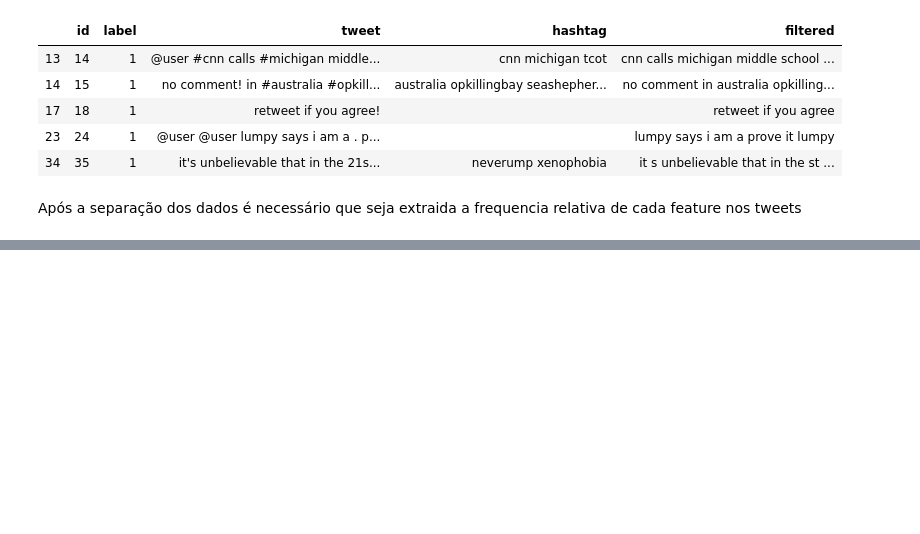
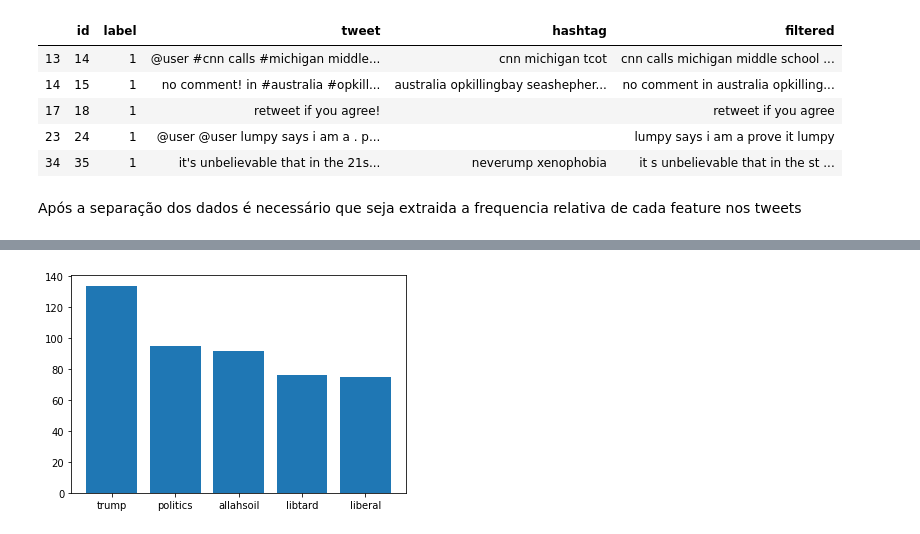
Before and after one commit to GabrielTiveron/HateSpeechClassifier, a Jupyter notebook: notebooks/HateSpeechClassifier.ipynb, the cells around one changed output, grey strips where cells are left out. Drawn from its saved outputs; the diff is of its cells as text; code cells hidden in the pictures; blank space fills up the shorter version.

```diff
--- a/notebooks/HateSpeechClassifier.ipynb
+++ b/notebooks/HateSpeechClassifier.ipynb
@@ -116,7 +109,7 @@ good_tweets.head()
 | 3 | 4 | 0 | #model i love u take with u all t... | model | model i love u take with u all th... |
 | 4 | 5 | 0 | factsguide: society now #motivation | motivation | factsguide society now motivation |
 # %%
-bad_tweets = train_data[train_data['label'] != 0]
+bad_tweets = feature_data[feature_data['label'] != 0]
 bad_tweets.head()
 # %% [output]
 |  | id | label | tweet | hashtag | filtered |
@@ -129,0 +137,7 @@ Após a separação dos dados é necessário que seja extraida a frequencia rela
+# %%
+bad_hash = list(FreqDist(bad_hashtag_frequency).most_common(5))
+labels = [elem[0] for elem in bad_hash]
+sizes = [elem[1] for elem in bad_hash]
+plot(labels, sizes, 0)
+# %% [output]
+[figure, added]
```
Also changed, not shown: parts of 20 cells of this notebook.
